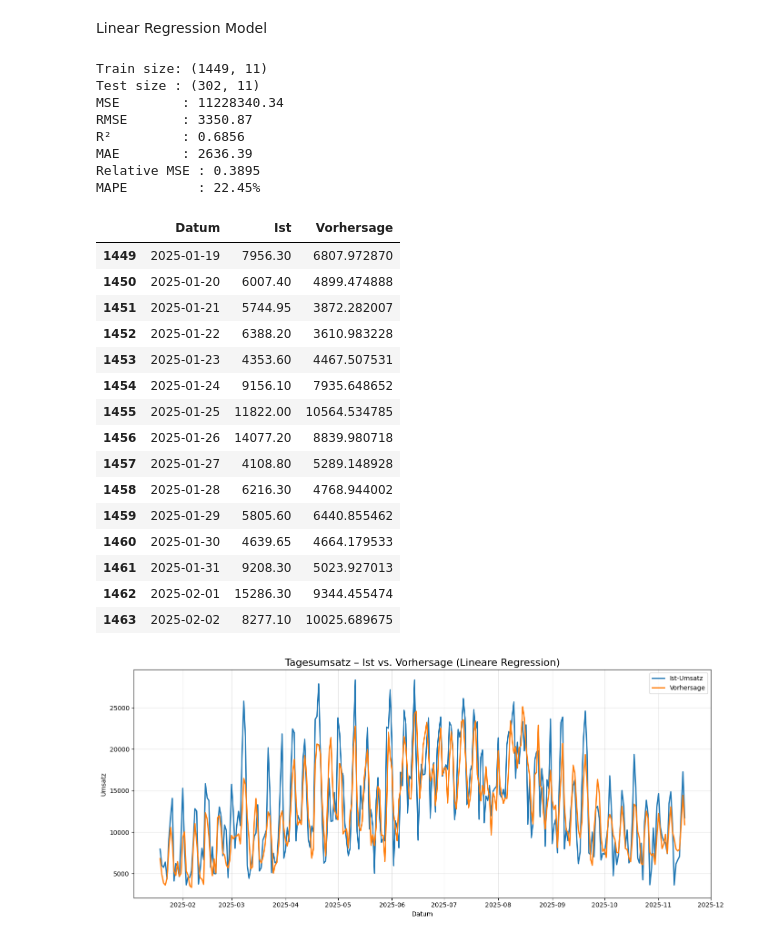
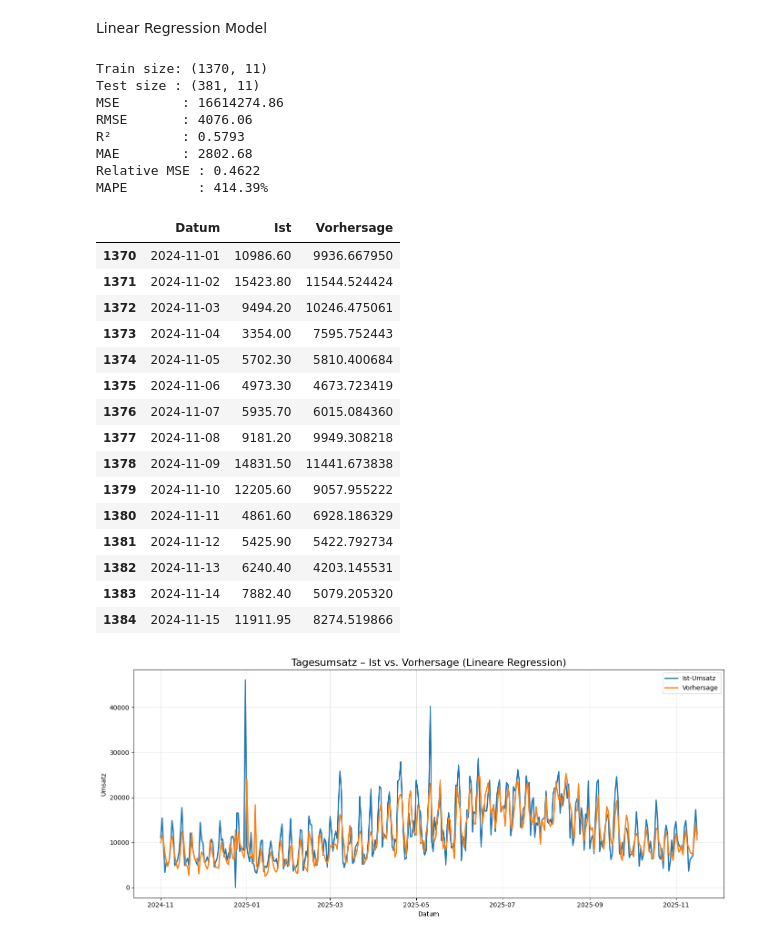
Before and after one commit to Luggias/DSF_Group_Project, a Jupyter notebook: linear_regression.ipynb, the cells around one changed output. Saved outputs shown, nothing was run; the diff lists cells and outputs as text; code cells hidden in the pictures.

```diff
--- a/linear_regression.ipynb
+++ b/linear_regression.ipynb
@@ -36,7 +36,7 @@ X = df[feature_cols]
 y = df[[target]]  # <-- wichtig: als DataFrame für StandardScaler
 
 # 5) Zeitbasiertes Train/Test-Split (three weks into the new year)
-split_date = pd.Timestamp("2025-01-19")
+split_date = pd.Timestamp("2024-11-01")
 train_mask = df["Datum"] < split_date
 test_mask  = df["Datum"] >= split_date
 
@@ -105,54 +105,54 @@ print(f"MSE        : {mse:.2f}")
 print(f"RMSE       : {rmse:.2f}")
 print(f"R²         : {r2:.4f}")
 print(f"MAE        : {mae:.2f}")
 print(f"Relative MSE : {relative_MSE:.4f}")
 print(f"MAPE         : {mape_value:.2f}%")
 
 # 10) Ergebnis-Tabelle
 results = pd.DataFrame({
     "Datum": df.loc[test_mask, "Datum"],
     "Ist": y_test_original,
     "Vorhersage": y_pred
 })
 
 display(results.head(15))
 
 # 11) Veranschaulichung als Plot
 plt.figure(figsize=(14,6))
 plt.plot(results["Datum"], results["Ist"], label="Ist-Umsatz", linewidth=2)
 plt.plot(results["Datum"], results["Vorhersage"], label="Vorhersage", linewidth=2)
 
 plt.title("Tagesumsatz – Ist vs. Vorhersage (Lineare Regression)", fontsize=16)
 plt.xlabel("Datum")
 plt.ylabel("Umsatz")
 plt.legend()
 plt.grid(True, alpha=0.3)
 
 plt.tight_layout()
 plt.show()
 # %% [output]
-Train size: (1449, 11)
-Test size : (302, 11)
-MSE        : 11228340.34
-RMSE       : 3350.87
-R²         : 0.6856
-MAE        : 2636.39
-Relative MSE : 0.3895
-MAPE         : 22.45%
+Train size: (1370, 11)
+Test size : (381, 11)
+MSE        : 16614274.86
+RMSE       : 4076.06
+R²         : 0.5793
+MAE        : 2802.68
+Relative MSE : 0.4622
+MAPE         : 414.39%
 |  | Datum | Ist | Vorhersage |
-| 1449 | 2025-01-19 | 7956.30 | 6807.972870 |
-| 1450 | 2025-01-20 | 6007.40 | 4899.474888 |
-| 1451 | 2025-01-21 | 5744.95 | 3872.282007 |
-| 1452 | 2025-01-22 | 6388.20 | 3610.983228 |
-| 1453 | 2025-01-23 | 4353.60 | 4467.507531 |
-| 1454 | 2025-01-24 | 9156.10 | 7935.648652 |
-| 1455 | 2025-01-25 | 11822.00 | 10564.534785 |
-| 1456 | 2025-01-26 | 14077.20 | 8839.980718 |
-| 1457 | 2025-01-27 | 4108.80 | 5289.148928 |
-| 1458 | 2025-01-28 | 6216.30 | 4768.944002 |
-| 1459 | 2025-01-29 | 5805.60 | 6440.855462 |
-| 1460 | 2025-01-30 | 4639.65 | 4664.179533 |
-| 1461 | 2025-01-31 | 9208.30 | 5023.927013 |
-| 1462 | 2025-02-01 | 15286.30 | 9344.455474 |
-| 1463 | 2025-02-02 | 8277.10 | 10025.689675 |
+| 1370 | 2024-11-01 | 10986.60 | 9936.667950 |
+| 1371 | 2024-11-02 | 15423.80 | 11544.524424 |
+| 1372 | 2024-11-03 | 9494.20 | 10246.475061 |
+| 1373 | 2024-11-04 | 3354.00 | 7595.752443 |
+| 1374 | 2024-11-05 | 5702.30 | 5810.400684 |
+| 1375 | 2024-11-06 | 4973.30 | 4673.723419 |
+| 1376 | 2024-11-07 | 5935.70 | 6015.084360 |
+| 1377 | 2024-11-08 | 9181.20 | 9949.308218 |
+| 1378 | 2024-11-09 | 14831.50 | 11441.673838 |
+| 1379 | 2024-11-10 | 12205.60 | 9057.955222 |
+| 1380 | 2024-11-11 | 4861.60 | 6928.186329 |
+| 1381 | 2024-11-12 | 5425.90 | 5422.792734 |
+| 1382 | 2024-11-13 | 6240.40 | 4203.145531 |
+| 1383 | 2024-11-14 | 7882.40 | 5079.205320 |
+| 1384 | 2024-11-15 | 11911.95 | 8274.519866 |
-[figure, old version]
+[figure, new version]
```
